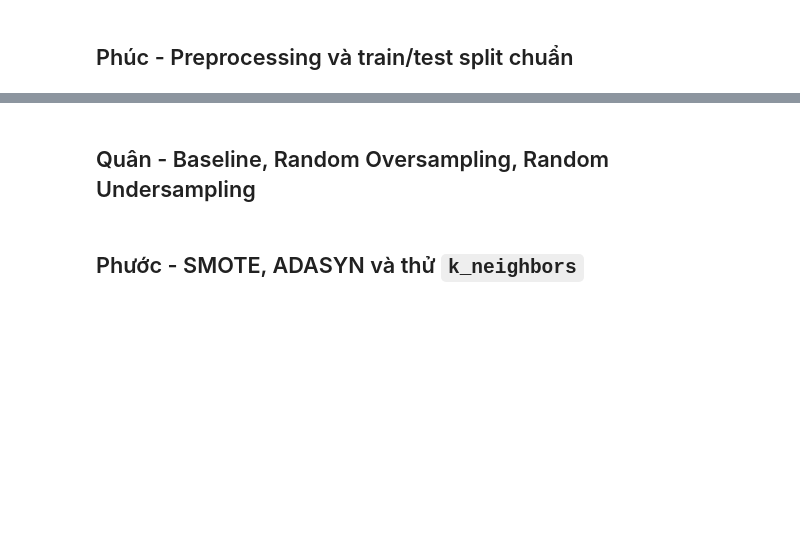
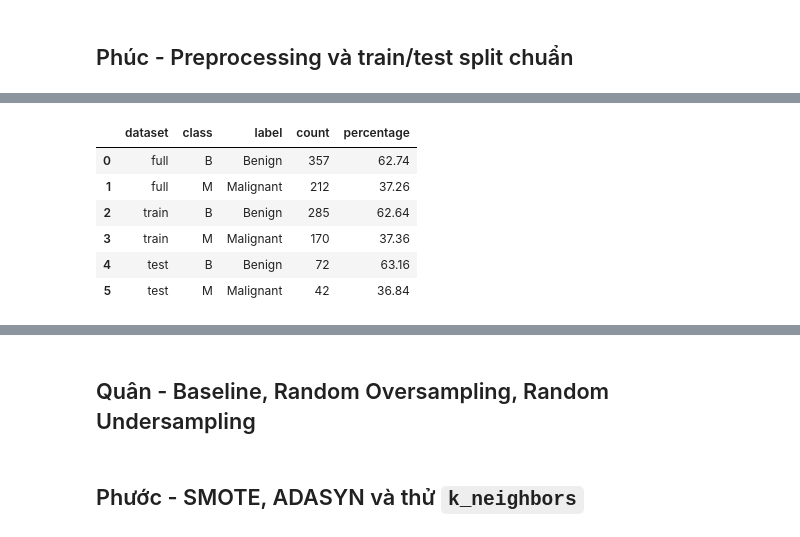
Before and after one commit to leedontbeshy/Adasync-Data-Mining, a Jupyter notebook: demo_adasyn.ipynb, the cells around one changed output, grey strips where cells are left out. Drawn from its saved outputs; the diff is of its cells as text; code cells hidden in the pictures; blank space fills up the shorter version.

```diff
--- a/demo_adasyn.ipynb
+++ b/demo_adasyn.ipynb
@@ -183,9 +220,8 @@ print(f"Saved class distribution chart to: {class_distribution_path}")
 # %% [markdown]
 ## Phúc - Preprocessing và train/test split chuẩn
 # %%
-# Chạy cell này sau khi phần Quang đã tạo đủ 3 biến:
 # - df: DataFrame dữ liệu đã load
-# - FEATURE_COLUMNS: danh sách cột feature
+# - FEATURE_COLUMNS: danh sách cột feature, đã loại id và target
 # - TARGET_COLUMN: tên cột target
 
 required_names = ["df", "FEATURE_COLUMNS", "TARGET_COLUMN"]
@@ -194,10 +230,99 @@ if missing_names:
     raise NameError(f"Thiếu biến đầu vào từ phần Quang: {missing_names}")
 
 X, y = make_features_target(df, FEATURE_COLUMNS, TARGET_COLUMN)
+numeric_feature_columns, categorical_feature_columns = split_feature_types(X)
+missing_by_feature = X.isna().sum()
+
+preprocessing_summary = pd.DataFrame(
+    {
+        "item": [
+            "Feature columns used for training",
+            "Numeric feature columns",
+            "Categorical feature columns",
+            "Total missing values before split",
+            "Columns with missing values",
+            "ID column excluded from training",
+        ],
+        "value": [
+            X.shape[1],
+            len(numeric_feature_columns),
+            len(categorical_feature_columns),
+            int(missing_by_feature.sum()),
+            int((missing_by_feature > 0).sum()),
+            ID_COLUMN not in X.columns if "ID_COLUMN" in globals() else "id" not in X.columns,
+        ],
+    }
+)
+
+display(preprocessing_summary)
+
+if categorical_feature_columns:
+    categorical_summary = pd.DataFrame(
+        {
+            "feature": categorical_feature_columns,
+            "dtype": X[categorical_feature_columns].dtypes.astype(str).values,
+        }
+    )
+    print("Có categorical features; pipeline sẽ impute mode và One-Hot Encode trên train set.")
+    display(categorical_summary)
+else:
+    print("Không có categorical features trong X; WDBC chỉ có numeric features nên không cần encode.")
+
+if missing_by_feature.sum() > 0:
+    missing_summary = (
+        missing_by_feature[missing_by_feature > 0]
+        .rename_axis("feature")
+        .reset_index(name="missing_count")
+    )
+    display(missing_summary)
+else:
+    print("Không có missing values trước khi split; vẫn giữ SimpleImputer trong pipeline để đúng quy định.")
+
 X_train, X_test, y_train, y_test = split_data(X, y)
 X_train_processed, X_test_processed, preprocessor = preprocess_train_test(X_train, X_test)
 
+def make_class_distribution(name, labels):
+    distribution = (
+        labels.value_counts()
+        .rename_axis("class")
+        .reset_index(name="count")
+    )
+    distribution["dataset"] = name
+    distribution["percentage"] = (distribution["count"] / len(labels) * 100).round(2)
+    return distribution[["dataset", "class", "count", "percentage"]]
+
+class_distribution_train_test = pd.concat(
+    [
+        make_class_distribution("full", y),
+        make_class_distribution("train", y_train),
+        make_class_distribution("test", y_test),
+    ],
+    ignore_index=True,
+)
+
+if "CLASS_LABELS" in globals():
+    class_distribution_train_test.insert(
+        2,
+        "label",
+        class_distribution_train_test["class"].map(CLASS_LABELS),
+    )
+
+RESULTS_DIR = PROJECT_ROOT / "results"
+RESULTS_DIR.mkdir(exist_ok=True)
+train_test_class_distribution_path = RESULTS_DIR / "train_test_class_distribution.csv"
+class_distribution_train_test.to_csv(train_test_class_distribution_path, index=False)
+
+display(class_distribution_train_test)
+
+assert set(X_train.index).isdisjoint(set(X_test.index)), "Train/test indices bị trùng."
+assert X_train_processed.isna().sum().sum() == 0, "Train sau preprocessing vẫn còn missing."
+assert X_test_processed.isna().sum().sum() == 0, "Test sau preprocessing vẫn còn missing."
+assert X_train_processed.columns.equals(X_test_processed.columns), "Train/test processed columns không khớp."
+
+print(f"Split: train={1 - TEST_SIZE:.0%}, test={TEST_SIZE:.0%}, stratify=y, random_state={RANDOM_STATE}")
 print(f"X_train: {X_train.shape}")
 print(f"X_test: {X_test.shape}")
 print(f"X_train_processed: {X_train_processed.shape}")
 print(f"X_test_processed: {X_test_processed.shape}")
+print(f"Saved class ratios to: {train_test_class_distribution_path}")
+# %% [output]
@@ -203,0 +338,7 @@ print(f"X_test_processed: {X_test_processed.shape}")
+|  | dataset | class | label | count | percentage |
+| 0 | full | B | Benign | 357 | 62.74 |
+| 1 | full | M | Malignant | 212 | 37.26 |
+| 2 | train | B | Benign | 285 | 62.64 |
+| 3 | train | M | Malignant | 170 | 37.36 |
+| 4 | test | B | Benign | 72 | 63.16 |
+| 5 | test | M | Malignant | 42 | 36.84 |
```
Also changed, not shown: parts of 4 cells of this notebook, 5 other files.
